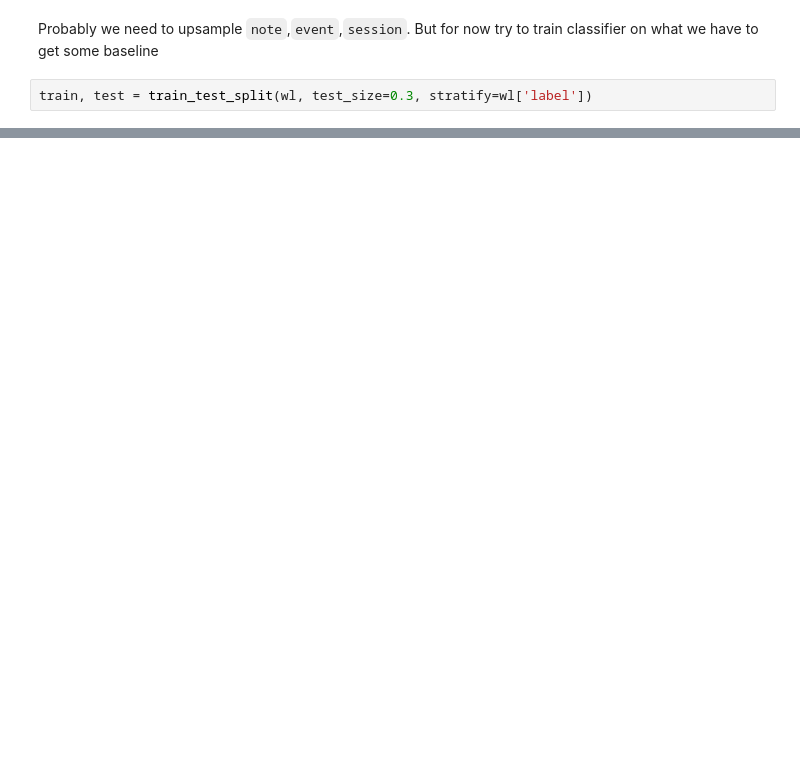
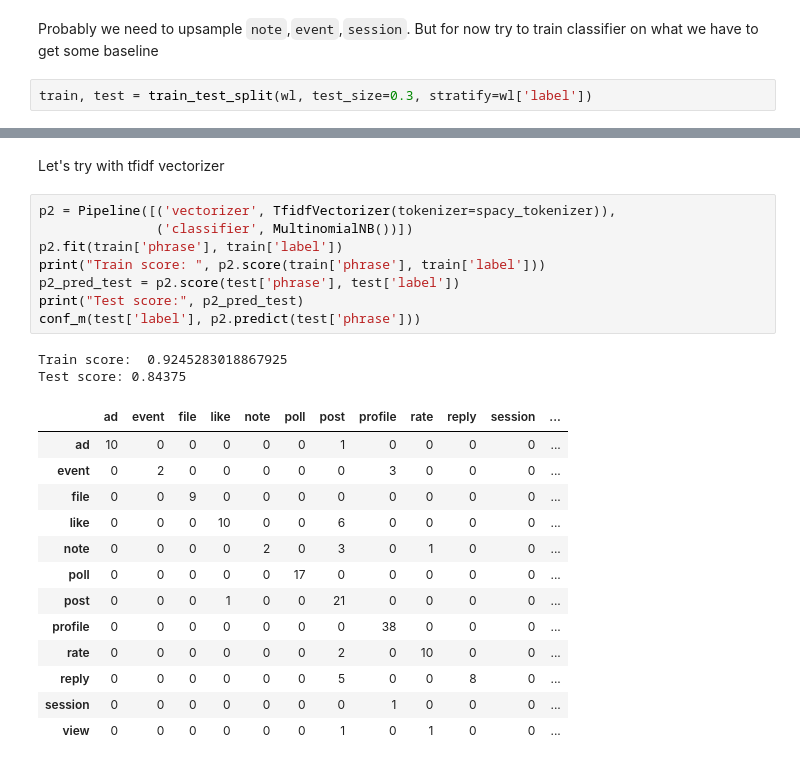
Before and after one commit to sudodoki/prj-nlp, a Jupyter notebook: students/SerhiiNechyporchuk/project/Project.ipynb, the cells around one changed output, grey strips where cells are left out. Cells and saved outputs as stored; diff of their text form; blank space fills up the shorter version.

```diff
--- a/students/SerhiiNechyporchuk/project/Project.ipynb
+++ b/students/SerhiiNechyporchuk/project/Project.ipynb
@@ -174,0 +178,26 @@ pd.DataFrame(confusion_matrix(train['label'], pred), columns=train['label'].dtyp
+# %% [markdown]
+Let's try with tfidf vectorizer
+# %%
+p2 = Pipeline([('vectorizer', TfidfVectorizer(tokenizer=spacy_tokenizer)),
+               ('classifier', MultinomialNB())])
+p2.fit(train['phrase'], train['label'])
+print("Train score: ", p2.score(train['phrase'], train['label']))
+p2_pred_test = p2.score(test['phrase'], test['label'])
+print("Test score:", p2_pred_test)
+conf_m(test['label'], p2.predict(test['phrase']))
+# %% [output]
+Train score:  0.9245283018867925
+Test score: 0.84375
+|  | ad | event | file | like | note | poll | post | profile | rate | reply | session | ... |
+| ad | 10 | 0 | 0 | 0 | 0 | 0 | 1 | 0 | 0 | 0 | 0 | ... |
+| event | 0 | 2 | 0 | 0 | 0 | 0 | 0 | 3 | 0 | 0 | 0 | ... |
+| file | 0 | 0 | 9 | 0 | 0 | 0 | 0 | 0 | 0 | 0 | 0 | ... |
+| like | 0 | 0 | 0 | 10 | 0 | 0 | 6 | 0 | 0 | 0 | 0 | ... |
+| note | 0 | 0 | 0 | 0 | 2 | 0 | 3 | 0 | 1 | 0 | 0 | ... |
+| poll | 0 | 0 | 0 | 0 | 0 | 17 | 0 | 0 | 0 | 0 | 0 | ... |
+| post | 0 | 0 | 0 | 1 | 0 | 0 | 21 | 0 | 0 | 0 | 0 | ... |
+| profile | 0 | 0 | 0 | 0 | 0 | 0 | 0 | 38 | 0 | 0 | 0 | ... |
+| rate | 0 | 0 | 0 | 0 | 0 | 0 | 2 | 0 | 10 | 0 | 0 | ... |
+| reply | 0 | 0 | 0 | 0 | 0 | 0 | 5 | 0 | 0 | 8 | 0 | ... |
+| session | 0 | 0 | 0 | 0 | 0 | 0 | 0 | 1 | 0 | 0 | 0 | ... |
+| view | 0 | 0 | 0 | 0 | 0 | 0 | 1 | 0 | 1 | 0 | 0 | ... |
```
Also changed, not shown: parts of 18 cells of this notebook.
